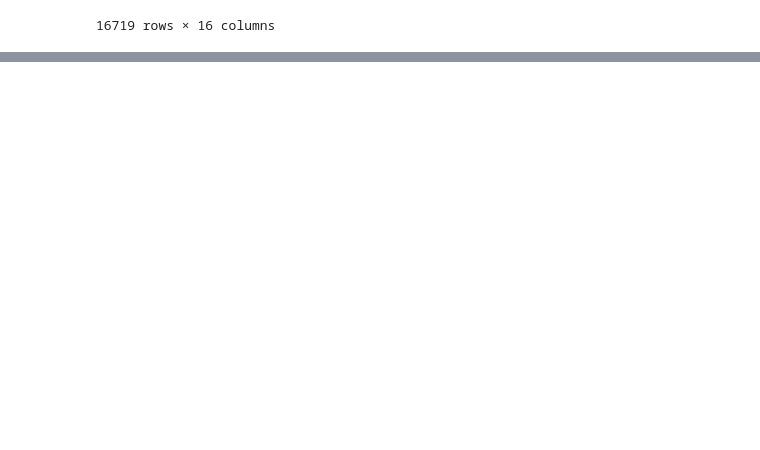
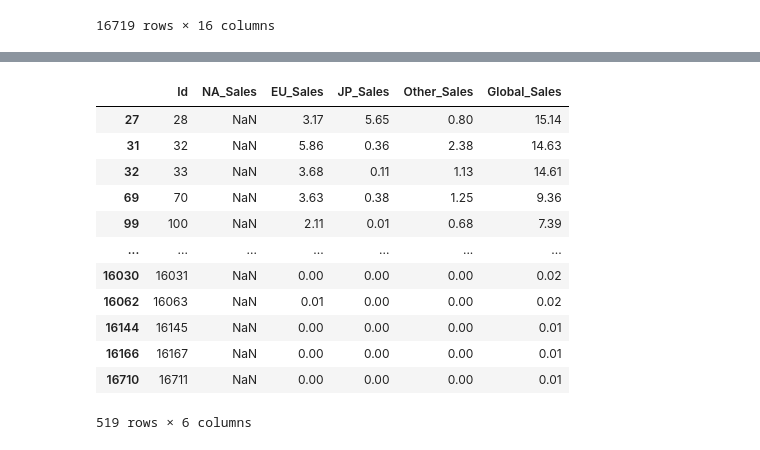
Before and after one commit to DaAnMaGi/Estudios_Henry, a Jupyter notebook: M5/Proyecto integrador/limpieza.ipynb, the cells around one changed output, grey strips where cells are left out. Drawn from its saved outputs; the diff is of its cells as text; code cells hidden in the pictures; blank space fills up the shorter version.

```diff
--- a/M5/Proyecto integrador/limpieza.ipynb
+++ b/M5/Proyecto integrador/limpieza.ipynb
@@ -327,0 +433,6 @@ ventas
+# %%
+juegos_ventas = vs.loc[:,["Id","NA_Sales","EU_Sales","JP_Sales","Other_Sales","Global_Sales"]]
+
+# Obtención de valores GLobal_Sales que son nulos
+juegos_ventas["Global_Sales"].fillna(sum([juegos_ventas["NA_Sales"],juegos_ventas["EU_Sales"],juegos_ventas["JP_Sales"],juegos_ventas["Other_Sales"]]),inplace=True)
+juegos_ventas.head()
@@ -327,0 +446,4 @@ ventas
+# %%
+# Obtención de valores GLobal_Sales que siguen siendo nulos
+juegos_ventas[juegos_ventas["Global_Sales"].isna()].fillna(0,inplace=True)
+juegos_ventas[juegos_ventas["Global_Sales"] == 0].replace(0,sum([juegos_ventas["NA_Sales"],juegos_ventas["EU_Sales"],juegos_ventas["JP_Sales"],juegos_ventas["Other_Sales"]]),inplace=True)
@@ -327,0 +471,2 @@ ventas
+# %%
+juegos_ventas[(juegos_ventas["NA_Sales"].isnull()) & (juegos_ventas["Global_Sales"] > sum([juegos_ventas["EU_Sales"],juegos_ventas["JP_Sales"],juegos_ventas["Other_Sales"]]))].fillna((juegos_ventas["Global_Sales"] - sum([juegos_ventas["EU_Sales"],juegos_ventas["JP_Sales"],juegos_ventas["Other_Sales"]])),inplace=True)
@@ -327,0 +478,16 @@ ventas
+# %%
+juegos_ventas[(juegos_ventas["NA_Sales"].isnull()) & (juegos_ventas["Global_Sales"] > sum([juegos_ventas["EU_Sales"],juegos_ventas["JP_Sales"],juegos_ventas["Other_Sales"]]))]
+# %% [output]
+|  | Id | NA_Sales | EU_Sales | JP_Sales | Other_Sales | Global_Sales |
+| 27 | 28 | NaN | 3.17 | 5.65 | 0.80 | 15.14 |
+| 31 | 32 | NaN | 5.86 | 0.36 | 2.38 | 14.63 |
+| 32 | 33 | NaN | 3.68 | 0.11 | 1.13 | 14.61 |
+| 69 | 70 | NaN | 3.63 | 0.38 | 1.25 | 9.36 |
+| 99 | 100 | NaN | 2.11 | 0.01 | 0.68 | 7.39 |
+| ... | ... | ... | ... | ... | ... | ... |
+| 16030 | 16031 | NaN | 0.00 | 0.00 | 0.00 | 0.02 |
+| 16062 | 16063 | NaN | 0.01 | 0.00 | 0.00 | 0.02 |
+| 16144 | 16145 | NaN | 0.00 | 0.00 | 0.00 | 0.01 |
+| 16166 | 16167 | NaN | 0.00 | 0.00 | 0.00 | 0.01 |
+| 16710 | 16711 | NaN | 0.00 | 0.00 | 0.00 | 0.01 |
+519 rows × 6 columns
```
Also changed, not shown: parts of 19 cells of this notebook, 5 other files.
